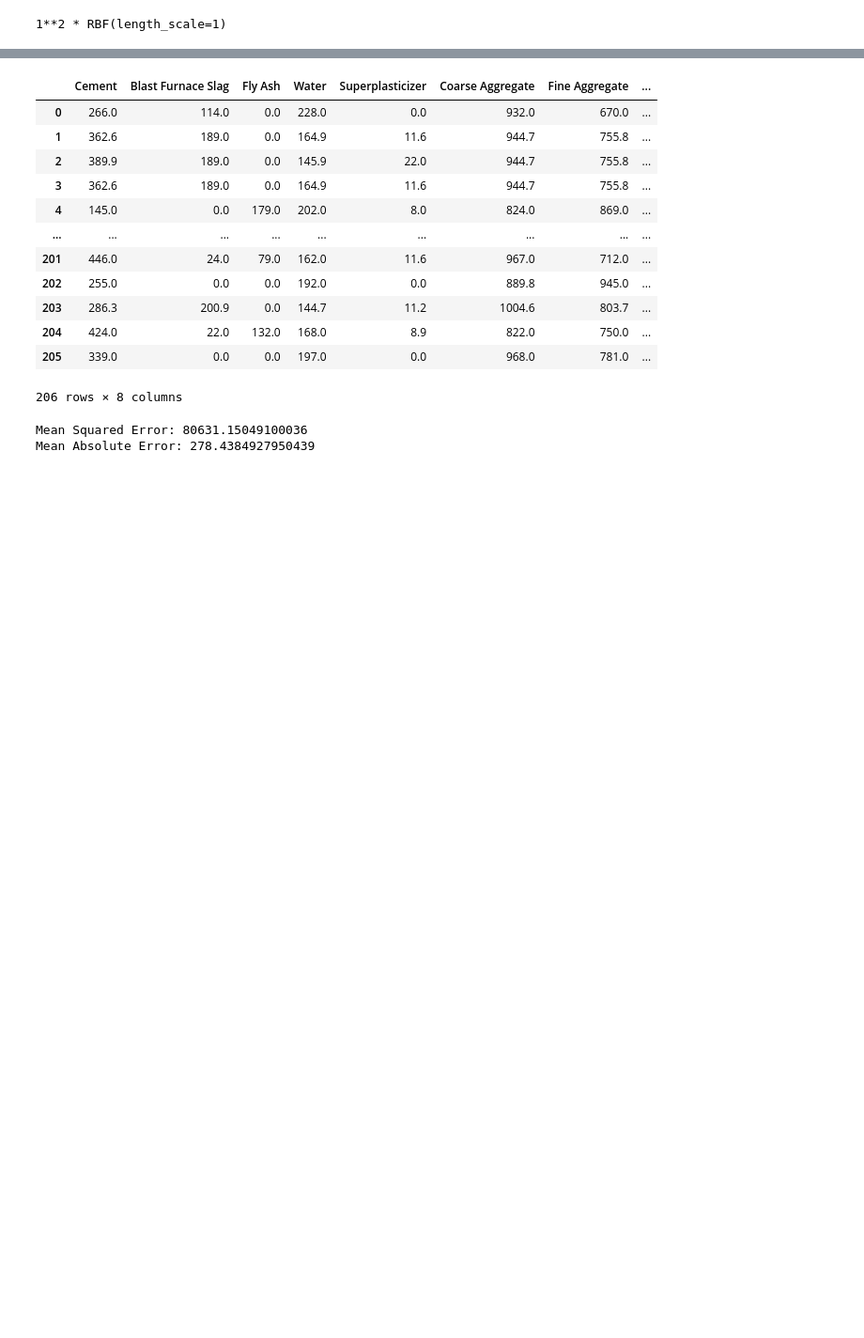
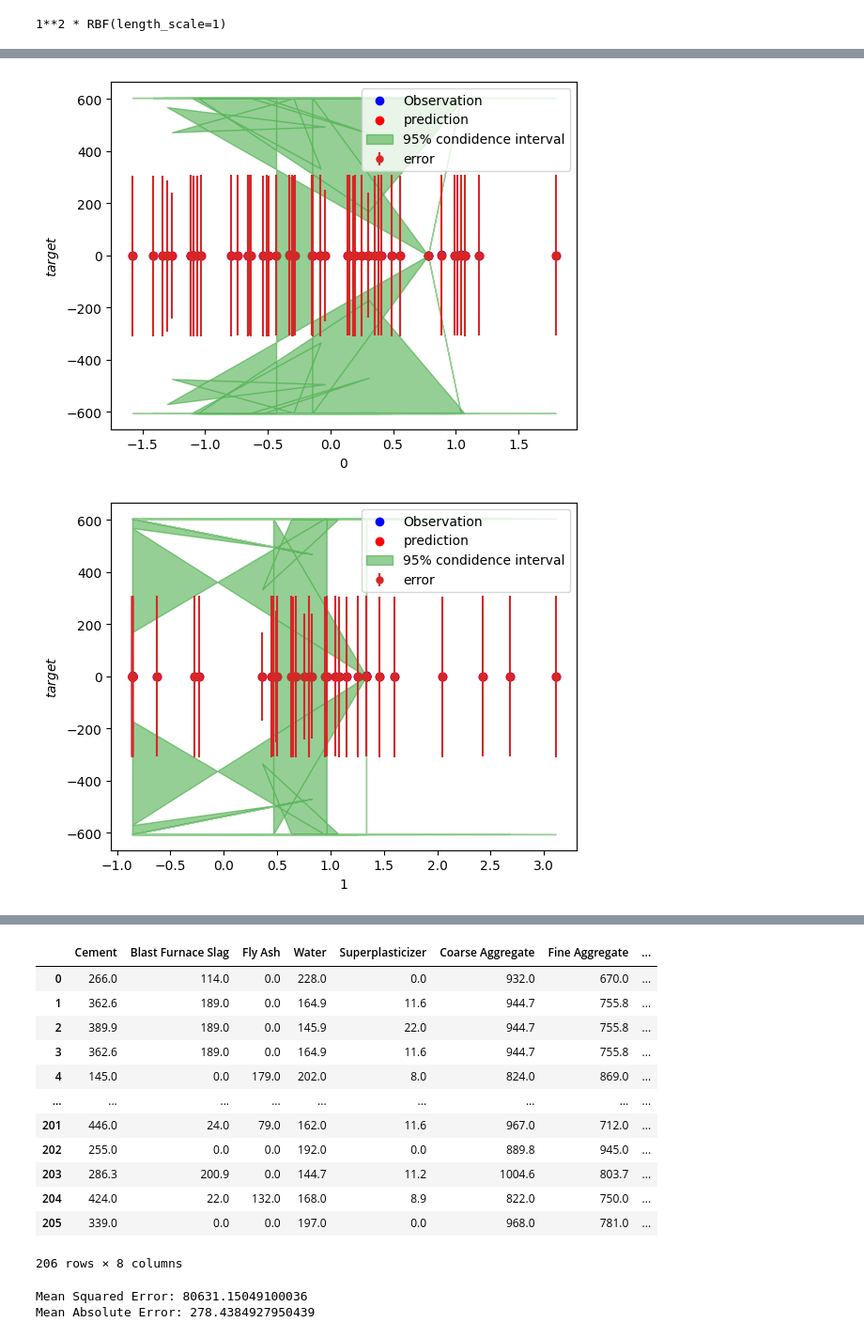
Before and after one commit to Suraj6E/ModelOptimization, a Jupyter notebook: Regression.ipynb, the cells around one changed output, grey strips where cells are left out. Shown at 94% size. Drawn from its saved outputs; the diff is of its cells as text; code cells hidden in the pictures; blank space fills up the shorter version.

```diff
--- a/Regression.ipynb
+++ b/Regression.ipynb
@@ -367,31 +387,34 @@ array([[ 527.49916115, -152.74449321, -350.79549285],
 # %%
 # Loop through all features and plot
 for feature in X_test_copy.columns:
     # plt.plot(X_test_copy[feature], y_test_copy, label="$f(x) = sinc(x)$", linestyle="dotted")
 
     # plt.plot(X_test_copy[feature], samples_prior, '--')
     plt.scatter(X_test_copy[feature], y_test_copy, c='b', label="Observation")
-    # plt.errorbar(
-    #     X_test_copy[feature],
-    #     y_test_copy.iloc[:, 0],
-    #     std,
-    #     linestyle="None",
-    #     color="tab:red",
-    #     marker=".",
-    #     markersize=10,
-    #     label="error",
-    # )
+    plt.errorbar(
+        X_test_copy[feature],
+        y_test_copy.iloc[:, 0],
+        std,
+        linestyle="None",
+        color="tab:red",
+        marker=".",
+        markersize=10,
+        label="error",
+    )
     plt.scatter(X_test_copy[feature], y_pred, c='r', label="prediction")
-    # plt.fill_between(
-    #     X_test_copy[feature],
-    #     y_pred - 1.96 * std,
-    #     y_pred + 1.96 * std,
-    #     alpha=0.5,
-    #     label="95% condidence interval",
-    #     color="tab:green",
-    # )
+    plt.fill_between(
+        X_test_copy[feature],
+        y_pred - 1.96 * std,
+        y_pred + 1.96 * std,
+        alpha=0.5,
+        label="95% condidence interval",
+        color="tab:green",
+    )
 
     plt.legend()
     plt.xlabel(f"${feature}$")
     plt.ylabel("$target$")
     plt.show()
+# %% [output]
+[figure, added]
+[figure, added]
```
Also changed, not shown: parts of 10 cells of this notebook.
